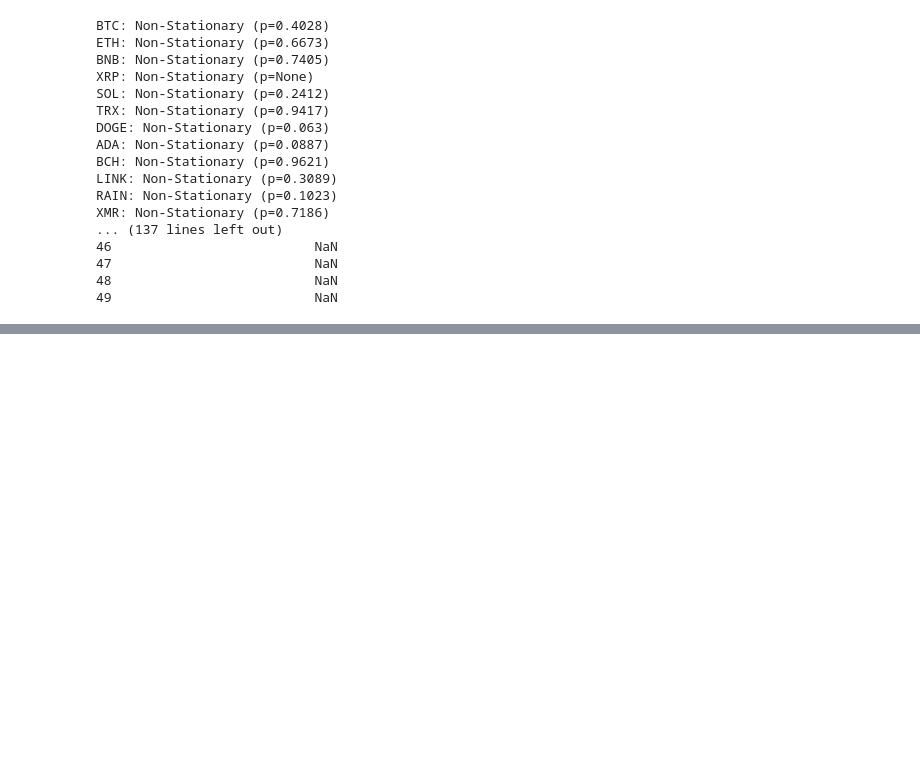
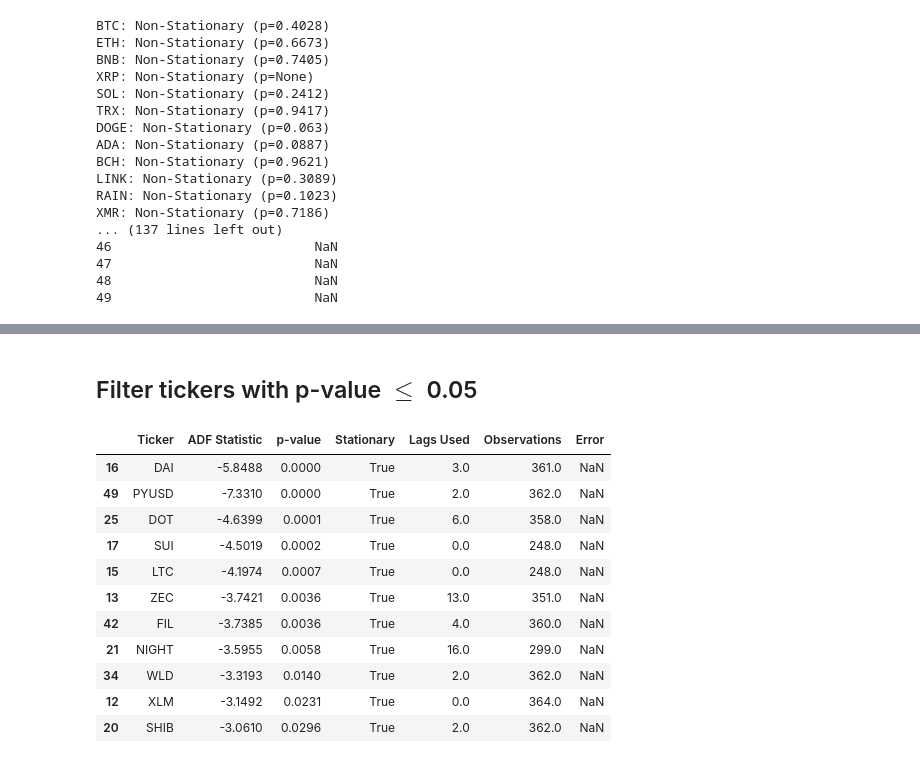
Before and after one commit to AminFiroozi/TA-HW4, a Jupyter notebook: HW4-401521471-AminFiroozi.ipynb, the cells around one changed output, grey strips where cells are left out. Saved outputs shown, nothing was run; the diff lists cells and outputs as text; code cells hidden in the pictures; blank space fills up the shorter version.

```diff
--- a/HW4-401521471-AminFiroozi.ipynb
+++ b/HW4-401521471-AminFiroozi.ipynb
@@ -147,0 +165,19 @@ XMR: Non-Stationary (p=0.7186)
+# %% [markdown]
+## Filter tickers with p-value $\le$ 0.05
+# %%
+stationary_95_df = summary_df[summary_df['p-value'] <= 0.05].copy()
+stationary_95_df = stationary_95_df.sort_values(by='p-value')
+stationary_95_df
+# %% [output]
+|  | Ticker | ADF Statistic | p-value | Stationary | Lags Used | Observations | Error |
+| 16 | DAI | -5.8488 | 0.0000 | True | 3.0 | 361.0 | NaN |
+| 49 | PYUSD | -7.3310 | 0.0000 | True | 2.0 | 362.0 | NaN |
+| 25 | DOT | -4.6399 | 0.0001 | True | 6.0 | 358.0 | NaN |
+| 17 | SUI | -4.5019 | 0.0002 | True | 0.0 | 248.0 | NaN |
+| 15 | LTC | -4.1974 | 0.0007 | True | 0.0 | 248.0 | NaN |
+| 13 | ZEC | -3.7421 | 0.0036 | True | 13.0 | 351.0 | NaN |
+| 42 | FIL | -3.7385 | 0.0036 | True | 4.0 | 360.0 | NaN |
+| 21 | NIGHT | -3.5955 | 0.0058 | True | 16.0 | 299.0 | NaN |
+| 34 | WLD | -3.3193 | 0.0140 | True | 2.0 | 362.0 | NaN |
+| 12 | XLM | -3.1492 | 0.0231 | True | 0.0 | 364.0 | NaN |
+| 20 | SHIB | -3.0610 | 0.0296 | True | 2.0 | 362.0 | NaN |
```
Also changed, not shown: parts of 2 cells of this notebook.
